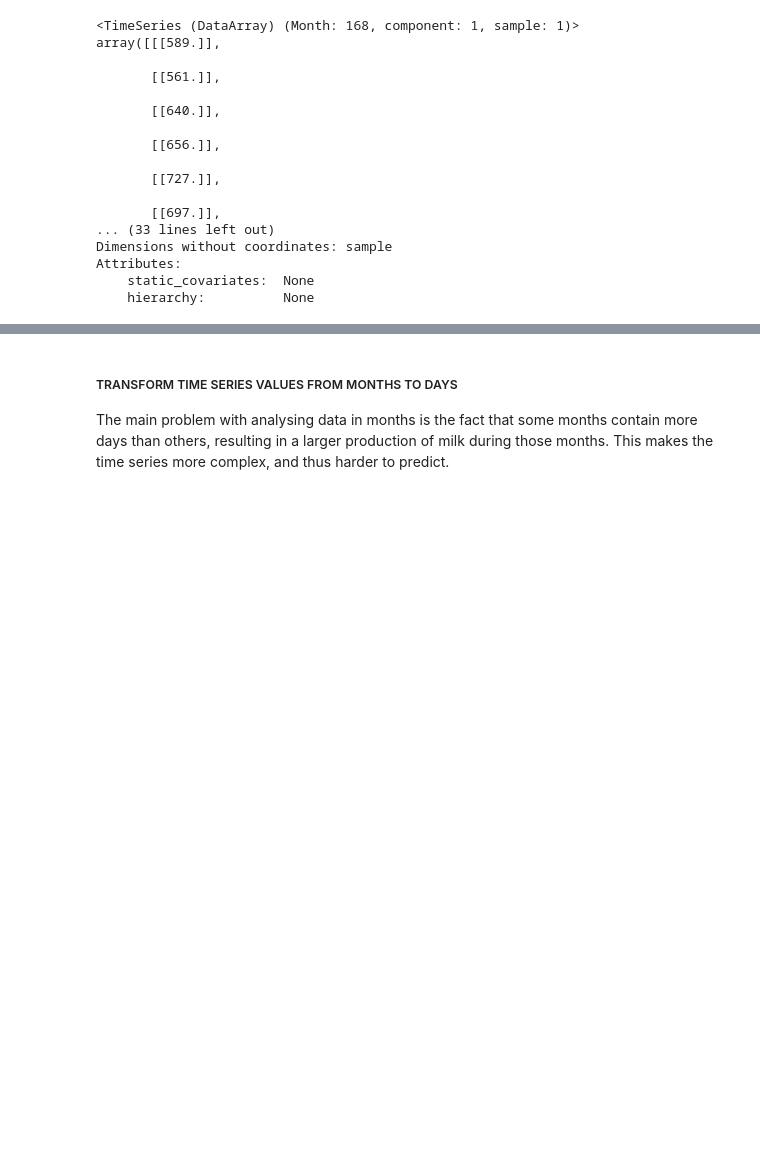
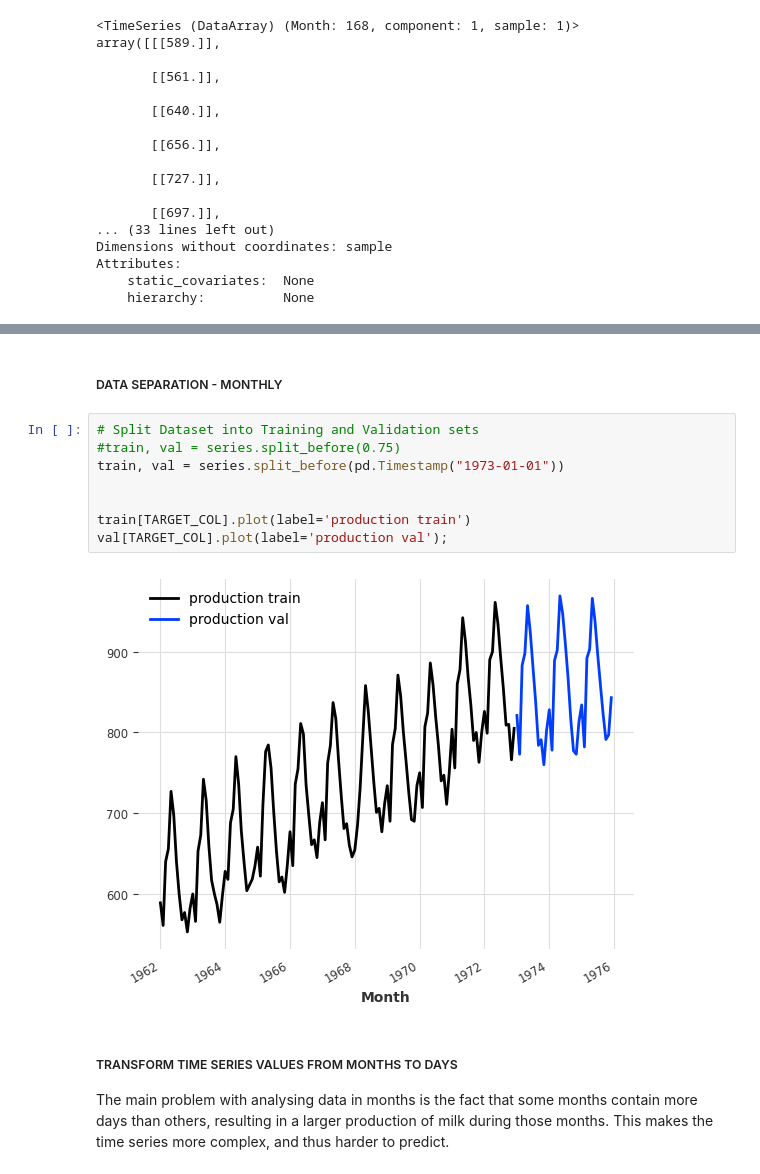
Before and after one commit to igerardoh/timeseries-production-forecast, a Jupyter notebook: code/1D_ExponentialSmoothing_daily.ipynb, the cells around one changed output, grey strips where cells are left out. Cells and saved outputs as stored; diff of their text form; blank space fills up the shorter version.

```diff
--- a/code/1D_ExponentialSmoothing_daily.ipynb
+++ b/code/1D_ExponentialSmoothing_daily.ipynb
@@ -142,5 +145,17 @@ series.plot()
 # %% [output]
 [figure]
+# %% [markdown]
+##### DATA SEPARATION - MONTHLY
+# %%
+# Split Dataset into Training and Validation sets
+#train, val = series.split_before(0.75)
+train, val = series.split_before(pd.Timestamp("1973-01-01"))
+
+
+train[TARGET_COL].plot(label='production train')
+val[TARGET_COL].plot(label='production val');
+# %% [output]
+[figure, added]
 # %% [markdown]
 ##### TRANSFORM TIME SERIES VALUES FROM MONTHS TO DAYS
 The main problem with analysing data in months is the fact that some months contain more days than others, resulting in a larger production of milk during those months. This makes the time series more complex, and thus harder to predict.
```
Also changed, not shown: parts of 9 cells of this notebook, 1 other file.
